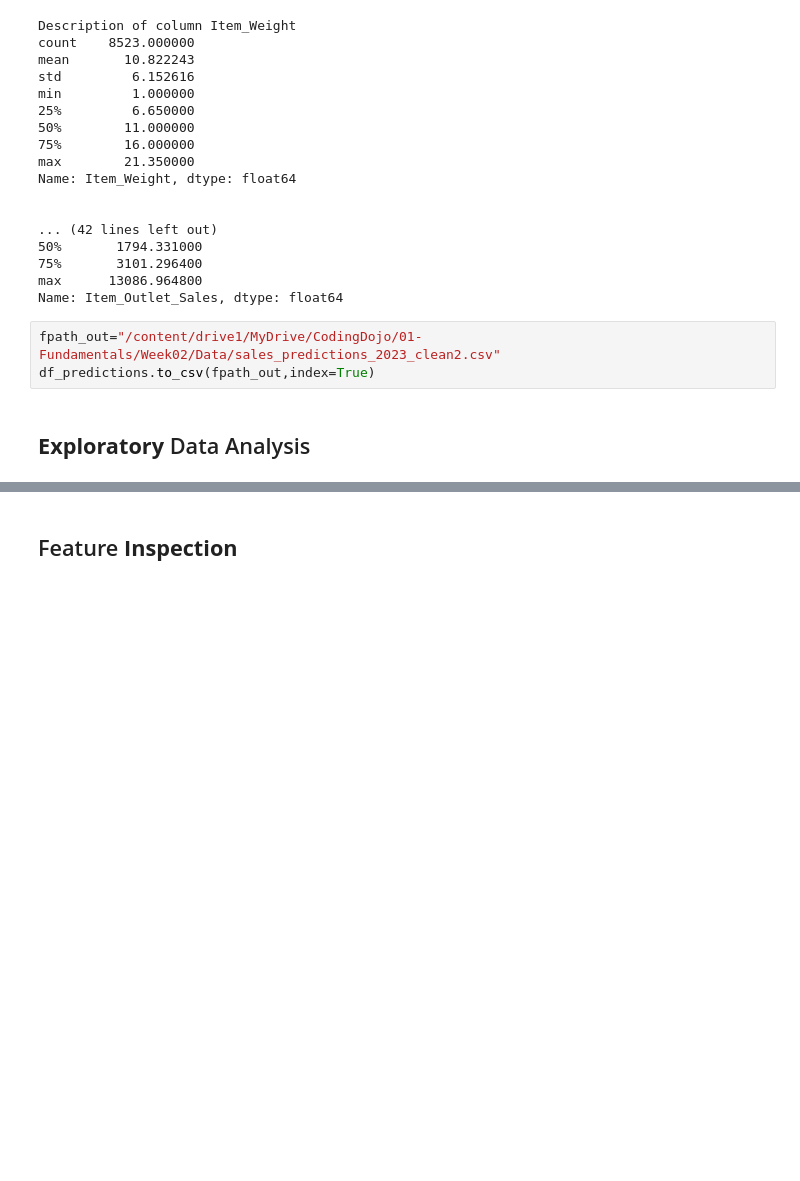
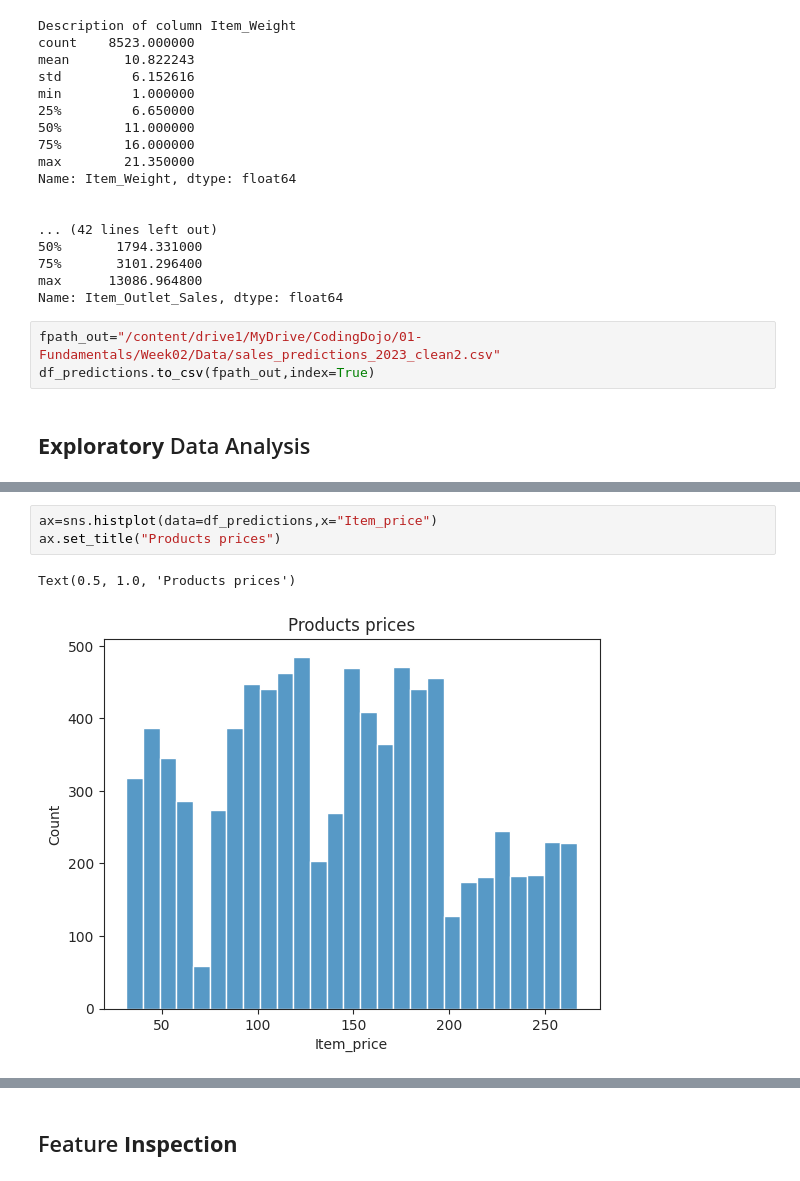
Before and after one commit to ashrafabuareesh/Prediction-_of-Product-Sales, a Jupyter notebook: Copy_of_Prediction_of_Product_Sales.ipynb, the cells around one changed output, grey strips where cells are left out. Saved outputs shown, nothing was run; the diff lists cells and outputs as text; blank space fills up the shorter version.

```diff
--- a/Copy_of_Prediction_of_Product_Sales.ipynb
+++ b/Copy_of_Prediction_of_Product_Sales.ipynb
@@ -377,0 +397,6 @@ df_predictions.to_csv(fpath_out,index=True)
+# %%
+ax=sns.histplot(data=df_predictions,x="Item_price")
+ax.set_title("Products prices")
+# %% [output]
+Text(0.5, 1.0, 'Products prices')
+[figure, added]
```
Also changed, not shown: parts of 23 cells of this notebook.
